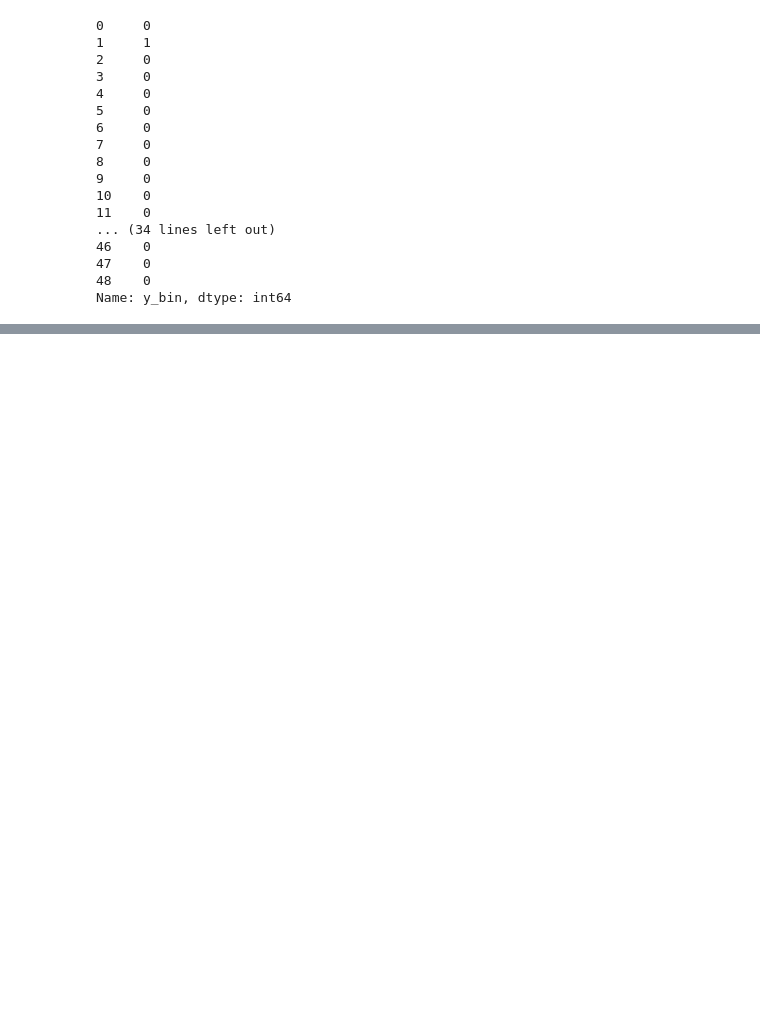
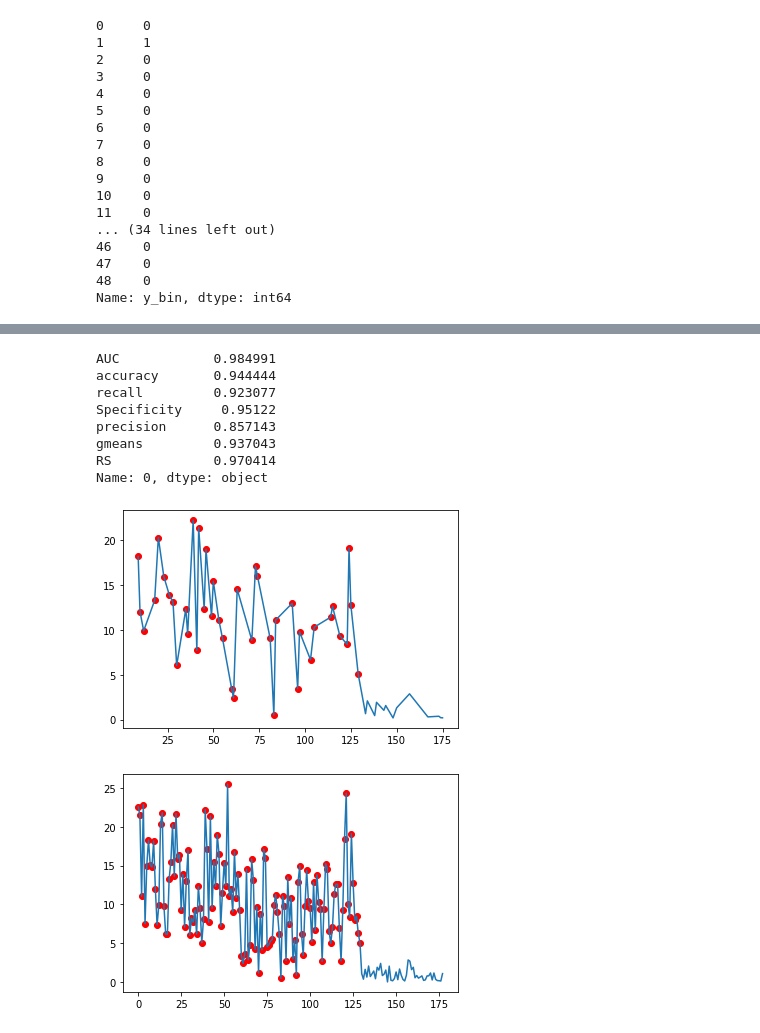
Before and after one commit to yuki-taniguchi/syuuron, a Jupyter notebook: MTSBag/code/野球部データ試し_0514.ipynb, the cells around one changed output, grey strips where cells are left out. Cells and saved outputs as stored; diff of their text form; code cells hidden in the pictures; blank space fills up the shorter version.

```diff
--- a/MTSBag/code/野球部データ試し_0514.ipynb
+++ b/MTSBag/code/野球部データ試し_0514.ipynb
@@ -83,0 +181,43 @@ MTS開始！
+# %%
+X, y = data_load('wine')
+
+import seaborn as sns
+import matplotlib.pyplot as plt
+# 使用する7つの変数をランダムに取得する
+# バギングをする際はそれぞれのサブサンプルで7つの変数を選択する．
+result_df = pd.DataFrame(
+                            columns=['AUC', 'accuracy', 'recall', 'Specificity', 'precision', 'gmeans', 'RS'],
+                            index=range(n_experiment))
+random_s = random.sample(list(X.columns), len(X.columns) if len(X.columns) < 7 else 7)
+X = X[random_s]
+
+X_train, X_test, y_train, y_test = train_test_split(X, y, test_size=0.3)
+
+result_scaler, result_inv_C, select_columns = fit_MTS(X_train, y_train)
+
+y_train_pred = predict_MD(X_train, result_scaler, result_inv_C, select_columns)
+
+threshold = determine_threshold(y_train, y_train_pred)
+
+y_proba = predict_MD(X_test, result_scaler, result_inv_C, select_columns)
+y_pred = y_proba > threshold
+
+result_df = make_result_df(result_df, y_test, y_pred, y_proba, 0)
+display(result_df.iloc[0])
+sns.lineplot(x=X_test.index, y=y_proba)
+plt.scatter(x=y_test[y_test == 1].index, y=y_proba[y_test == 1], c='r')
+plt.show()
+sns.lineplot(x=X.index, y=predict_MD(X, result_scaler, result_inv_C, select_columns))
+plt.scatter(x=y[y == 1].index, y=predict_MD(X, result_scaler, result_inv_C, select_columns)[y == 1], c='r')
+plt.show()
+# %% [output]
+AUC            0.984991
+accuracy       0.944444
+recall         0.923077
+Specificity     0.95122
+precision      0.857143
+gmeans         0.937043
+RS             0.970414
+Name: 0, dtype: object
+[figure, added]
+[figure, added]
```
Also changed, not shown: parts of 9 cells of this notebook, 14 other files.
